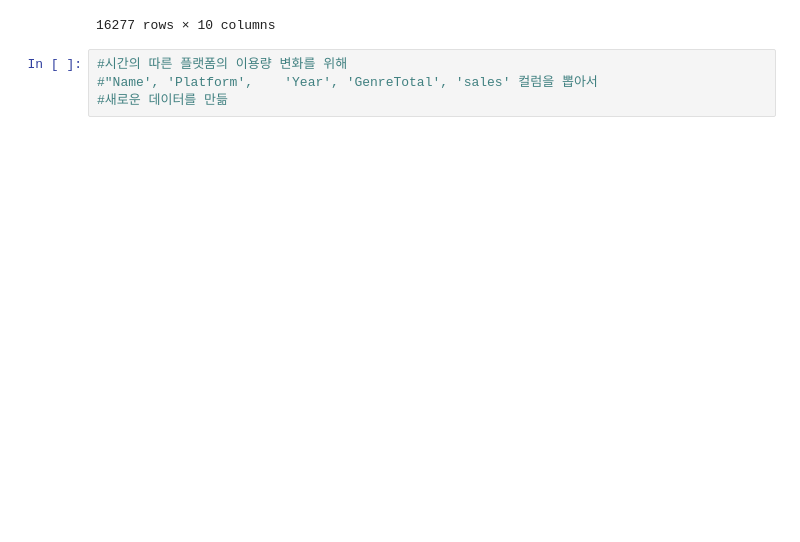
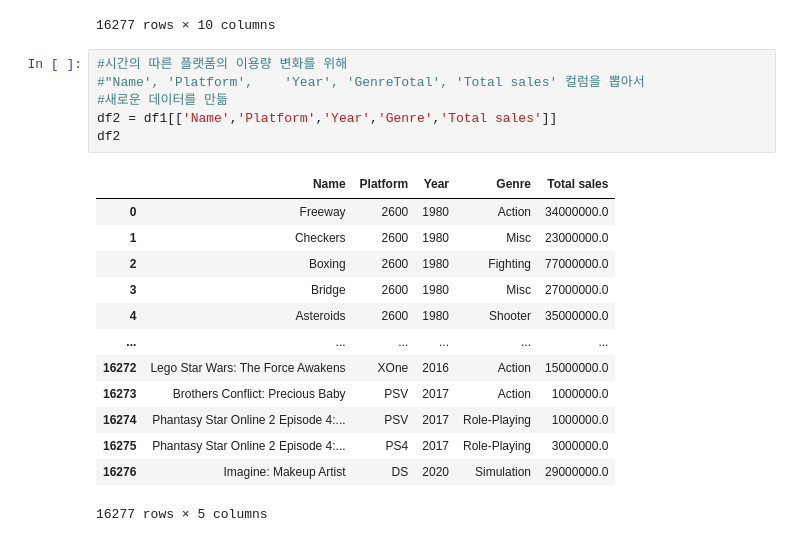
Before and after one commit to severancej/colorful_project, a Jupyter notebook: AI_14_장지은_Section1.ipynb, the cells around one changed output. Saved outputs shown, nothing was run; the diff lists cells and outputs as text; blank space fills up the shorter version.

```diff
--- a/AI_14_장지은_Section1.ipynb
+++ b/AI_14_장지은_Section1.ipynb
@@ -486,5 +486,21 @@ df1
 16277 rows × 10 columns
 # %%
 #시간의 따른 플랫폼의 이용량 변화를 위해
-#"Name', 'Platform',	'Year',	'GenreTotal', 'sales' 컬럼을 뽑아서
+#"Name', 'Platform',	'Year',	'GenreTotal', 'Total sales' 컬럼을 뽑아서
 #새로운 데이터를 만듦
+df2 = df1[['Name','Platform','Year','Genre','Total sales']]
+df2
+# %% [output]
+|  | Name | Platform | Year | Genre | Total sales |
+| 0 | Freeway | 2600 | 1980 | Action | 34000000.0 |
+| 1 | Checkers | 2600 | 1980 | Misc | 23000000.0 |
+| 2 | Boxing | 2600 | 1980 | Fighting | 77000000.0 |
+| 3 | Bridge | 2600 | 1980 | Misc | 27000000.0 |
+| 4 | Asteroids | 2600 | 1980 | Shooter | 35000000.0 |
+| ... | ... | ... | ... | ... | ... |
+| 16272 | Lego Star Wars: The Force Awakens | XOne | 2016 | Action | 15000000.0 |
+| 16273 | Brothers Conflict: Precious Baby | PSV | 2017 | Action | 1000000.0 |
+| 16274 | Phantasy Star Online 2 Episode 4:... | PSV | 2017 | Role-Playing | 1000000.0 |
+| 16275 | Phantasy Star Online 2 Episode 4:... | PS4 | 2017 | Role-Playing | 3000000.0 |
+| 16276 | Imagine: Makeup Artist | DS | 2020 | Simulation | 29000000.0 |
+16277 rows × 5 columns
```
Also changed, not shown: parts of 6 cells of this notebook.
